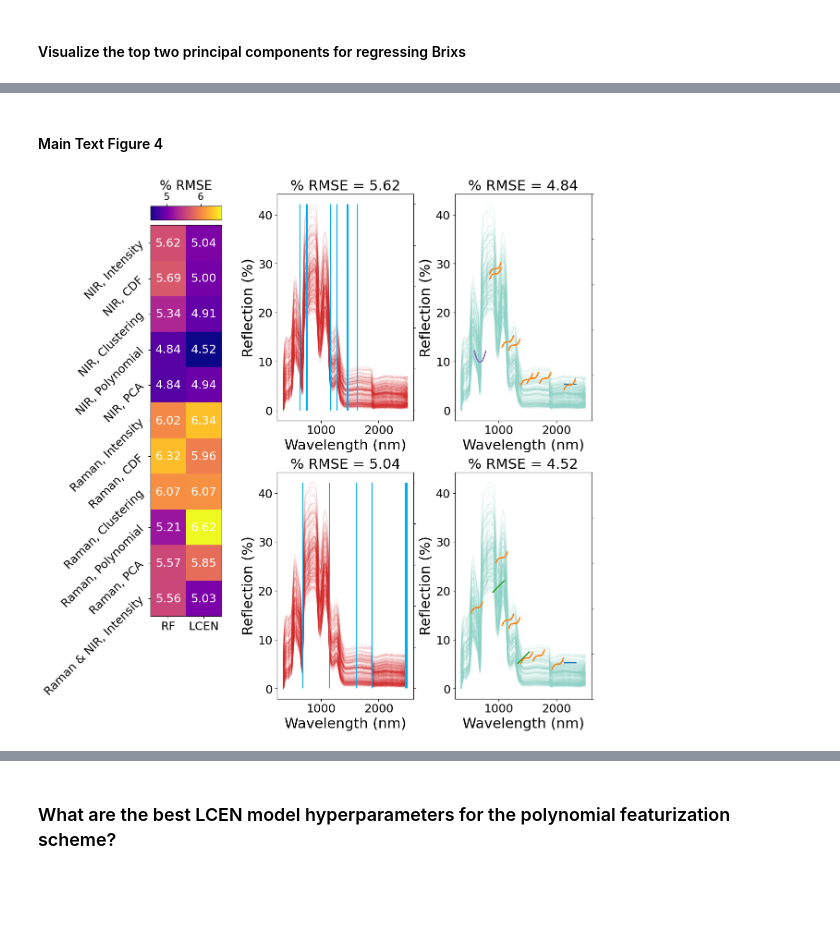
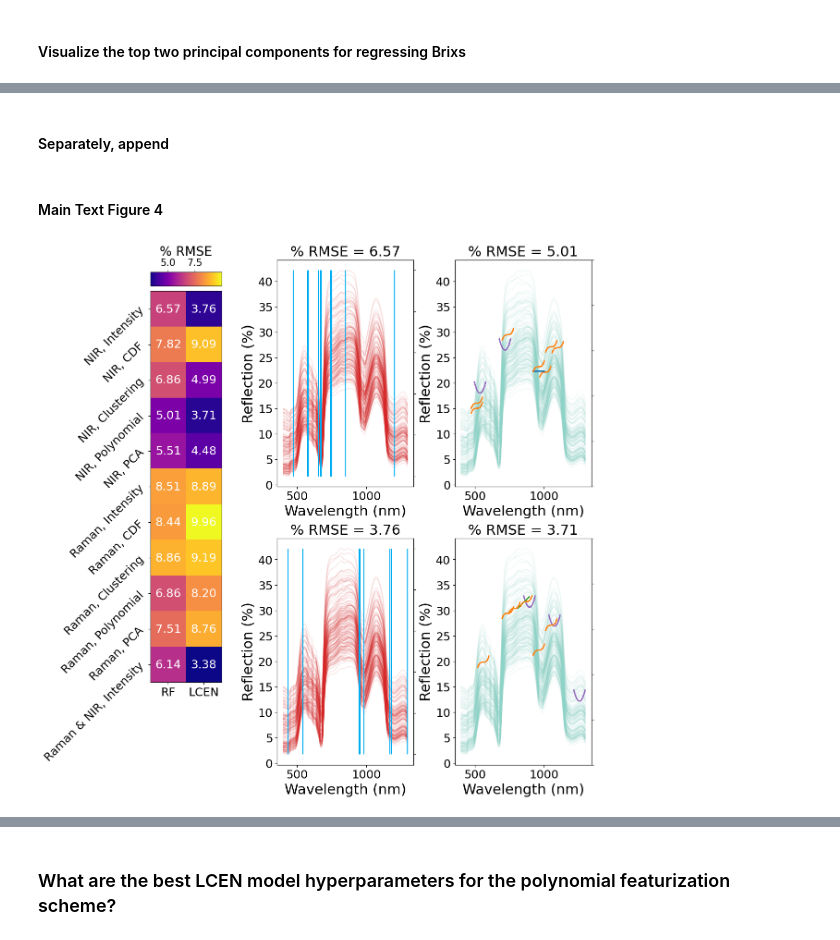
Before and after one commit to TRI-AMDD/spectrascope, a Jupyter notebook: examples/Grapes_example.ipynb, the cells around one changed output, grey strips where cells are left out. Drawn from its saved outputs; the diff is of its cells as text; code cells hidden in the pictures; blank space fills up the shorter version.

```diff
--- a/examples/Grapes_example.ipynb
+++ b/examples/Grapes_example.ipynb
@@ -57,12 +77,12 @@ XRF_br_centered_scaled = scaler.fit_transform(XRF_br_centered)
 # %% [markdown]
 #### Initialize spectrascope
 # %%
-# not using the centered and scaled data, but could
-XF = [XSF_br, XRF_br]
+XF = [XSF_br, XRF_br]# not using the centered and scaled data
+XF = [XSF_br_centered_scaled, XRF_br_centered_scaled] # using centered and scaled data
 
 ss_f = SpectraScope(XF, br, specnames=['nir', 'rm'], yname='br', random_seed=10)
 ss_f.add_x_axis('rm', raman_wls)
-ss_f.add_x_axis('nir', nir_wls)
+ss_f.add_x_axis('nir', nir_wls[selected_wls])
 # %% [output]
 saving to /examples/models, change save_path kwarg if youd like to change
 # %% [markdown]
@@ -471,3 +1226,19 @@ Text(0.5, 1.0, 'NIR, PCA, LCEN')
+# %% [markdown]
+#### Separately, append
+# %%
+labels = [
+    'NIR, Intensity',
+    'NIR, CDF',
+    'NIR, Clustering',
+    'NIR, Polynomial',
+    'NIR, PCA',
+    'Raman, Intensity',
+    'Raman, CDF',
+    'Raman, Clustering',
+    'Raman, Polynomial',
+    'Raman, PCA',
+    'Raman & NIR, Intensity'
+]
 # %% [markdown]
 #### Main Text Figure 4
 # %%
@@ -498,7 +1269,7 @@ ax4_twin = ax4.twinx()
 ax5_twin = ax5.twinx()
 
 
-prmse_df = (np.sqrt(results_df.T) / ss_f.br.max()) * 100  # percent RMSE
+prmse_df = ((results_df.T) / ss_f.br.max()) * 100  # percent RMSE
 prmse_df = prmse_df[['RandomForestRegressor', 'LCEN']]
 im = ax1.imshow(prmse_df, cmap='plasma')
 ax1.set_yticks(np.arange(len(labels)));
@@ -514,38 +1285,51 @@ for (i, j), val in np.ndenumerate(prmse_df):
 
 spec = 'nir'
 
 for mn, axes in zip(['RandomForestRegressor', 'LCEN'], [(ax4, ax5, ax4_twin), (ax2, ax3, ax2_twin)]):
     ax_i, ax_ii, ax_twin = axes
     rmse = pd.DataFrame(ss_f.best_fits).T[['nir_pointwise_features_br', 'nir_polynomial_featuresall_br']].loc[mn].values
     subplot_titles=['', '']
-    subplot_titles = [title + f'% RMSE = {round(100 * r / np.max(ss_f.br), 2)}' for title, r in zip(subplot_titles, np.sqrt(rmse))]
+    subplot_titles = [title + f'% RMSE = {round(100 * r / np.max(ss_f.br), 2)}' for title, r in zip(subplot_titles, (rmse))]
     ax_i.set_title(subplot_titles[0], fontsize=fontsize)
     ax_ii.set_title(subplot_titles[1], fontsize=fontsize)
-    for spectrum in ss_f.nir_pointwise_features:
+    # for spectrum in ss_f.nir_pointwise_features:
+    for spectrum in XSF_br:
+        spectrum = spectrum[selected_wls]
         ax_i.plot(ss_f.nir_xaxis, spectrum, color='#d62728', alpha=0.1)
         ax_ii.plot(ss_f.nir_xaxis, spectrum, color=plt.cm.Set3(np.arange(10))[0], alpha=0.1)
 
     model = getattr(ss_f, f'{spec}_pointwise_features_br_{mn}')
     selected_features = model['selected_features'][:10]
-    selected_vals = model['selected_vals']
+    selected_vals = model['selected_vals'][:10]
     for i in selected_features:
         ax_twin.vlines(ss_f.nir_xaxis[i], 0, 1, color='#00ADF2', alpha=1)
 
-plot_spectral_features_matplotlib(ss_f.nir_xaxis, ss_f.nir_pointwise_features[0], ss_f.nir_polynomial_featuresall_br_RandomForestRegressor['selected_features'][:10], ax=ax5,zoom=0.05, plot_raw=False)
-plot_spectral_features_matplotlib(ss_f.nir_xaxis, ss_f.nir_pointwise_features[0], ss_f.nir_polynomial_featuresall_br_LCEN['selected_features'][:10], ax=ax3,zoom=0.05, plot_raw=False)
+plot_spectral_features_matplotlib(ss_f.nir_xaxis, XSF_br[0,selected_wls], ss_f.nir_polynomial_featuresall_br_RandomForestRegressor['selected_features'][:10], ax=ax5,zoom=0.05, plot_raw=False)
+plot_spectral_features_matplotlib(ss_f.nir_xaxis, XSF_br[0,selected_wls], ss_f.nir_polynomial_featuresall_br_LCEN['selected_features'][:10], ax=ax3,zoom=0.05, plot_raw=False)
 
 
 for ax in [ax2, ax3, ax4, ax5]:
     ax.set_xlabel('Wavelength (nm)',fontsize=fontsize)
     ax.set_ylabel('Reflection (%)',fontsize=fontsize)
     ax.tick_params(axis='both', labelsize=ticklabelsize)
     ax.xaxis.label.set_size(fontsize)
     ax.yaxis.label.set_size(fontsize)
 
 for ax in [ax2_twin, ax3_twin, ax4_twin, ax5_twin]:
     ax.set_yticklabels([]);
 
-# plt.savefig(f"../JOSS/Figures/Fig4_120825.svg")
-# plt.savefig(f"../JOSS/Figures/Fig4_120825.pdf")
+
+plt.savefig(f"../JOSS/Figures/Fig4_121525.svg")
+plt.savefig(f"../JOSS/Figures/Fig4_121525.pdf")
+# ax2.vlines(850, 0, 40, color='k', label='850nm')
+# ax2.vlines(970, 0, 40, color='r', label='970nm')
+# ax2.vlines(1200, 0, 40, color='g', label='1150nm')
+# ax2.vlines(840, 0, 40, color='k', label='840')
+# ax2.vlines(738, 0, 40, color='b', label='738')
+# ax2.vlines(1100, 0, 40, color='b', label='1100')
+
+# ax2.legend()
+plt.savefig(f"/Users/amalyajohnson/Desktop/SpectraScope - 2025/Figures/Fig4_022526_annot.svg")
+plt.savefig(f"/Users/amalyajohnson/Desktop/SpectraScope - 2025/Figures/Fig4_022526_annot.pdf")
 # %% [output]
-[figure, old version]
+[figure, new version]
```
Also changed, not shown: parts of 60 cells of this notebook, 2 other files.
